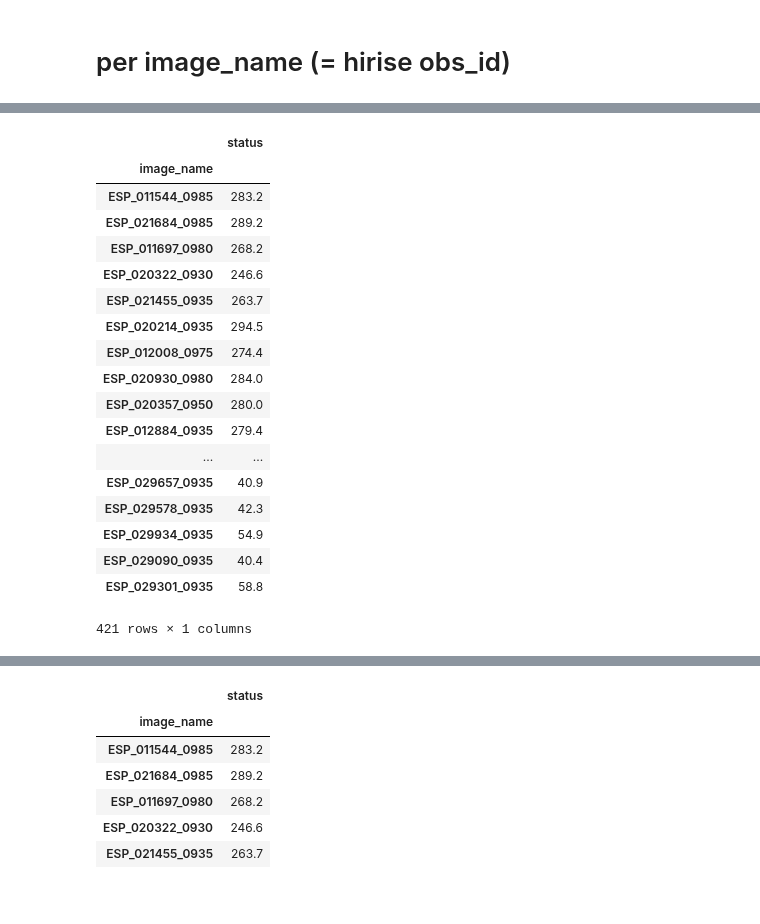
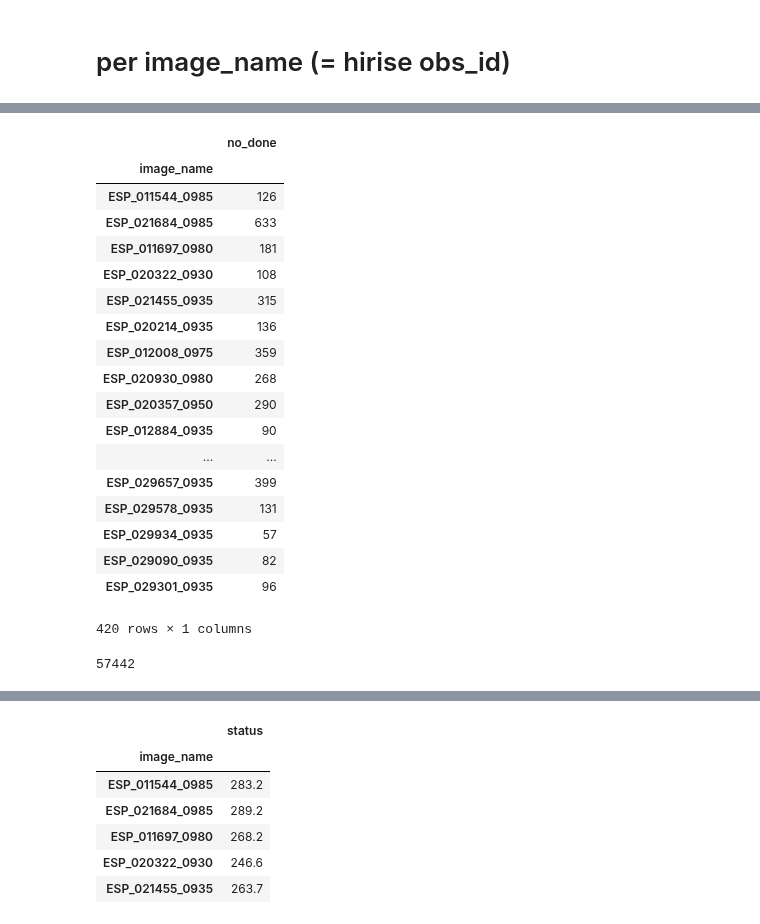
Before and after one commit to michaelaye/planet4, a Jupyter notebook: notebooks/2015-03-26 General Status.ipynb, the cells around one changed output, grey strips where cells are left out. Cells and saved outputs as stored; diff of their text form; code cells hidden in the pictures.

```diff
--- a/notebooks/2015-03-26 General Status.ipynb
+++ b/notebooks/2015-03-26 General Status.ipynb
@@ -69,3 +65,5 @@ with open('current_image_names.pkl', 'rb') as f:
+# %%
+image_names = io.get_image_names_from_db(io.get_current_database_fname())
 # %%
 from planet4 import helper_functions as hf
 # %%
@@ -75,4 +73,11 @@ def process_image_name(image_name):
     df = io.get_image_name_data(image_name)
     status = hf.get_status_per_classifications(df)
     return image_name, status
+# %%
+def process_image_name(image_name):
+    from planet4 import helper_functions as hf
+    from planet4 import p4io as io
+    df = io.get_image_name_data(image_name)
+    no_done = hf.get_no_tiles_done(df)
+    return {'image_name': image_name, 'no_done': no_done}
 # %%
@@ -105,27 +110,31 @@ for result in results:
 # %%
-df = pd.DataFrame(results.result, columns=['image_name', 'status'])
+df = pd.DataFrame(results.result)
 df = df.set_index('image_name')
 df
 # %% [output]
-|  | status |
+|  | no_done |
 | image_name |  |
-| ESP_011544_0985 | 283.2 |
-| ESP_021684_0985 | 289.2 |
-| ESP_011697_0980 | 268.2 |
-| ESP_020322_0930 | 246.6 |
-| ESP_021455_0935 | 263.7 |
-| ESP_020214_0935 | 294.5 |
-| ESP_012008_0975 | 274.4 |
-| ESP_020930_0980 | 284.0 |
-| ESP_020357_0950 | 280.0 |
-| ESP_012884_0935 | 279.4 |
+| ESP_011544_0985 | 126 |
+| ESP_021684_0985 | 633 |
+| ESP_011697_0980 | 181 |
+| ESP_020322_0930 | 108 |
+| ESP_021455_0935 | 315 |
+| ESP_020214_0935 | 136 |
+| ESP_012008_0975 | 359 |
+| ESP_020930_0980 | 268 |
+| ESP_020357_0950 | 290 |
+| ESP_012884_0935 | 90 |
 | ... | ... |
-| ESP_029657_0935 | 40.9 |
-| ESP_029578_0935 | 42.3 |
-| ESP_029934_0935 | 54.9 |
-| ESP_029090_0935 | 40.4 |
-| ESP_029301_0935 | 58.8 |
+| ESP_029657_0935 | 399 |
+| ESP_029578_0935 | 131 |
+| ESP_029934_0935 | 57 |
+| ESP_029090_0935 | 82 |
+| ESP_029301_0935 | 96 |
-421 rows × 1 columns
+420 rows × 1 columns
+# %%
+df.no_done.sum()
+# %% [output]
+57442
 # %%
 %matplotlib nbagg
 # %%
```
Also changed, not shown: parts of 8 cells of this notebook, 2 other files.
